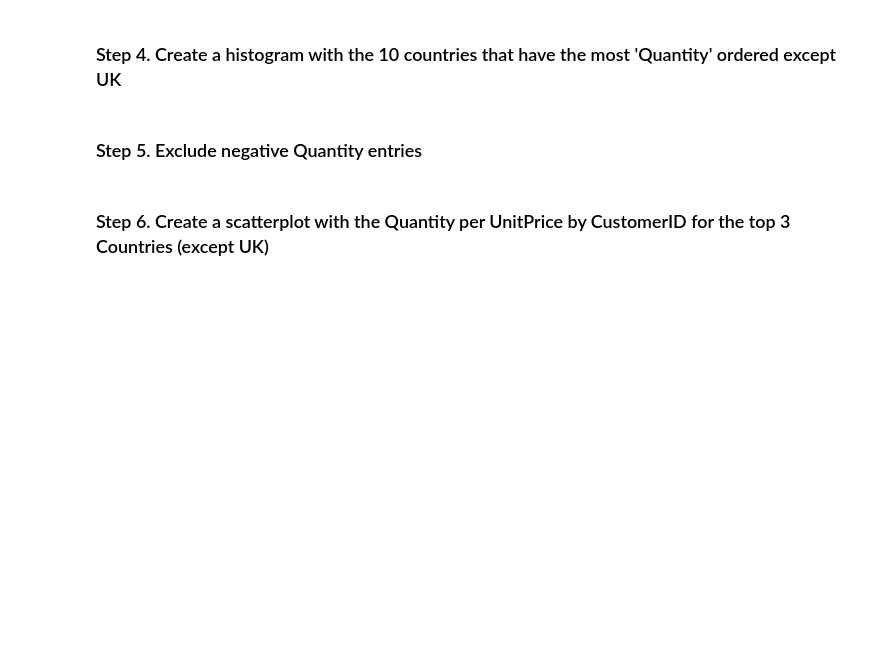
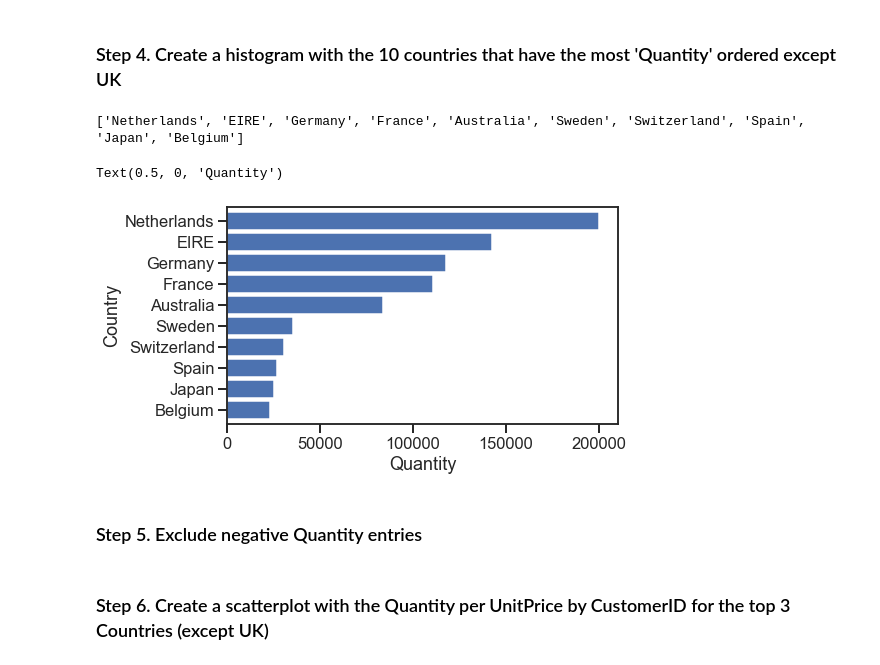
Before and after one commit to SmellyArmure/pandas_exercices_guipsamora, a Jupyter notebook: 07_Visualization/Online_Retail/Exercises.ipynb, the cells around one changed output. Saved outputs shown, nothing was run; the diff lists cells and outputs as text; code cells hidden in the pictures; blank space fills up the shorter version.

Commit message:
complété 07_Visualization

```diff
--- a/07_Visualization/Online_Retail/Exercises.ipynb
+++ b/07_Visualization/Online_Retail/Exercises.ipynb
@@ -22,0 +21,4 @@ Note: if you receive a utf-8 decode error, set `encoding = 'latin1'` in `pd.read
+# %%
+online_rt = pd.read_csv('Online_Retail.csv', dtype={'CustomerID':'category', 'Country': 'category'}, encoding='latin1')
+online_rt['InvoiceDate'] = pd.to_datetime(online_rt['InvoiceDate'])
+online_rt.head()
@@ -23,4 +65,23 @@ Note: if you receive a utf-8 decode error, set `encoding = 'latin1'` in `pd.read
 # %% [markdown]
 ### Step 4. Create a histogram with the 10 countries that have the most 'Quantity' ordered except UK
+# %%
+sel_cnt = list(online_rt.groupby('Country')['Quantity'].sum()\
+               .sort_values(ascending=False).iloc[0:11].index)
+sel_cnt.remove('United Kingdom')
+print(sel_cnt)
+# %% [output]
+['Netherlands', 'EIRE', 'Germany', 'France', 'Australia', 'Sweden', 'Switzerland', 'Spain', 'Japan', 'Belgium']
+# %%
+_ = online_rt[online_rt['Country'].isin(sel_cnt)]
+ser = _.set_index('Country')['Quantity'].groupby('Country').sum().sort_values()
+
+fig, axs = plt.subplots(1)
+fig.set_facecolor('w')
+fig.set_size_inches(7,4)
+ser.plot.barh(color='b',rot=0, width=0.85, ax=axs)
+axs.set_xlabel('Quantity')
+# %% [output]
+Text(0.5, 0, 'Quantity')
+[figure, added]
 # %% [markdown]
 ### Step 5.  Exclude negative Quantity entries
```
Also changed, not shown: parts of 26 cells of this notebook, 4 other files.
